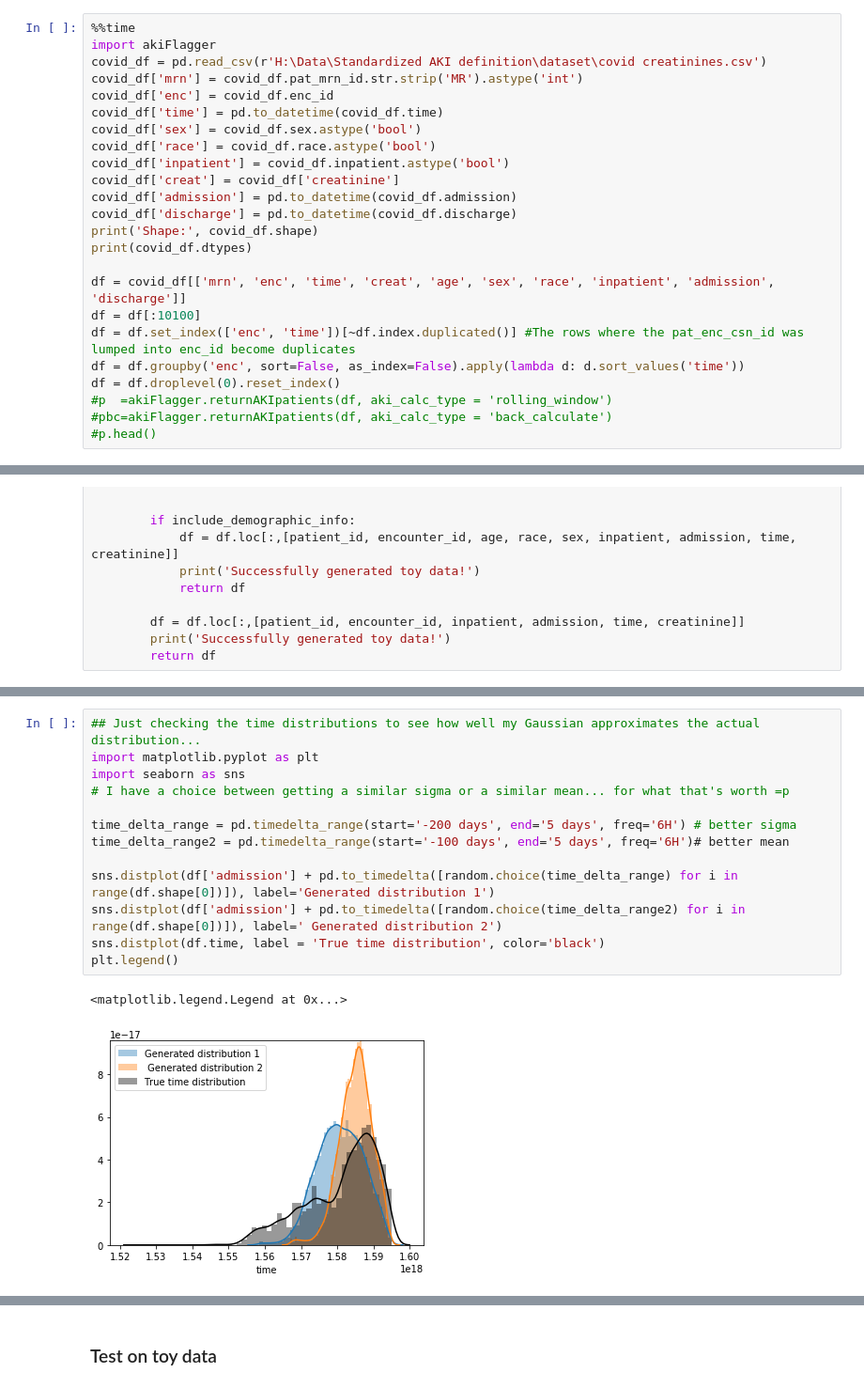
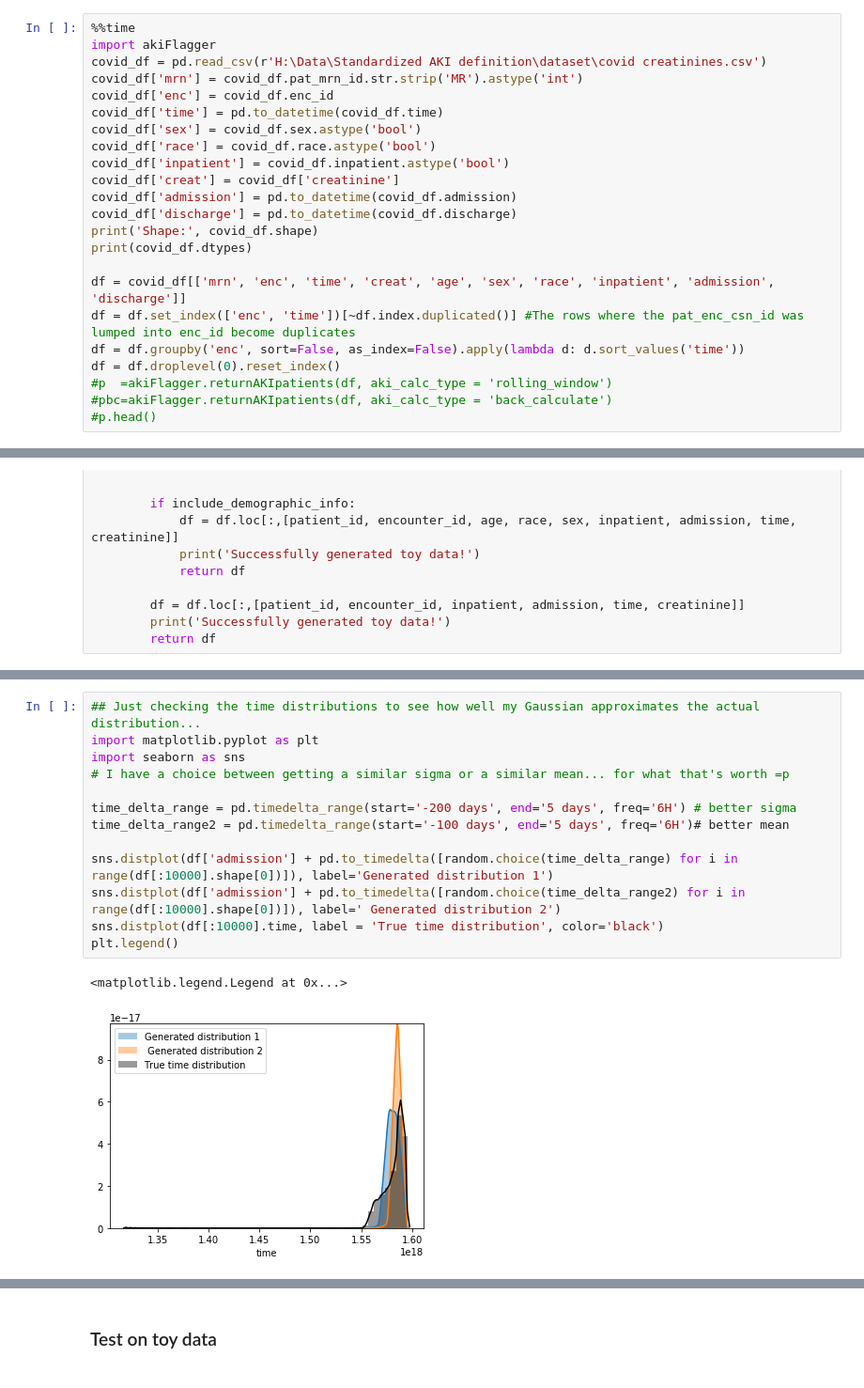
Before and after one commit to isaranwrap/StandardizingAKI, a Jupyter notebook: CreatingakiFlaggerClass.ipynb, the cells around one changed output, grey strips where cells are left out. Shown: that part at 94% size. Cells and saved outputs as stored; diff of their text form.

```diff
--- a/CreatingakiFlaggerClass.ipynb
+++ b/CreatingakiFlaggerClass.ipynb
@@ -21,7 +21,6 @@ print('Shape:', covid_df.shape)
 print(covid_df.dtypes)
 
 df = covid_df[['mrn', 'enc', 'time', 'creat', 'age', 'sex', 'race', 'inpatient', 'admission', 'discharge']]
-df = df[:10100]
 df = df.set_index(['enc', 'time'])[~df.index.duplicated()] #The rows where the pat_enc_csn_id was lumped into enc_id become duplicates
 df = df.groupby('enc', sort=False, as_index=False).apply(lambda d: d.sort_values('time'))
 df = df.droplevel(0).reset_index()
@@ -762,19 +761,19 @@ out.head()
 # %%
 ## Just checking the time distributions to see how well my Gaussian approximates the actual distribution...
 import matplotlib.pyplot as plt
 import seaborn as sns
 # I have a choice between getting a similar sigma or a similar mean... for what that's worth =p
 
 time_delta_range = pd.timedelta_range(start='-200 days', end='5 days', freq='6H') # better sigma
 time_delta_range2 = pd.timedelta_range(start='-100 days', end='5 days', freq='6H')# better mean
 
-sns.distplot(df['admission'] + pd.to_timedelta([random.choice(time_delta_range) for i in range(df.shape[0])]), label='Generated distribution 1')
-sns.distplot(df['admission'] + pd.to_timedelta([random.choice(time_delta_range2) for i in range(df.shape[0])]), label=' Generated distribution 2')
-sns.distplot(df.time, label = 'True time distribution', color='black')
+sns.distplot(df['admission'] + pd.to_timedelta([random.choice(time_delta_range) for i in range(df[:10000].shape[0])]), label='Generated distribution 1')
+sns.distplot(df['admission'] + pd.to_timedelta([random.choice(time_delta_range2) for i in range(df[:10000].shape[0])]), label=' Generated distribution 2')
+sns.distplot(df[:10000].time, label = 'True time distribution', color='black')
 plt.legend()
 # %% [output]
 <matplotlib.legend.Legend at 0x...>
-[figure, old version]
+[figure, new version]
 # %%
 flagger = AKIFlagger2(rolling_window = True, back_calculate = True, creatinine = 'creat')
 toy = generate_toy_data()
```
Also changed, not shown: parts of 10 cells of this notebook, 1 other file.
